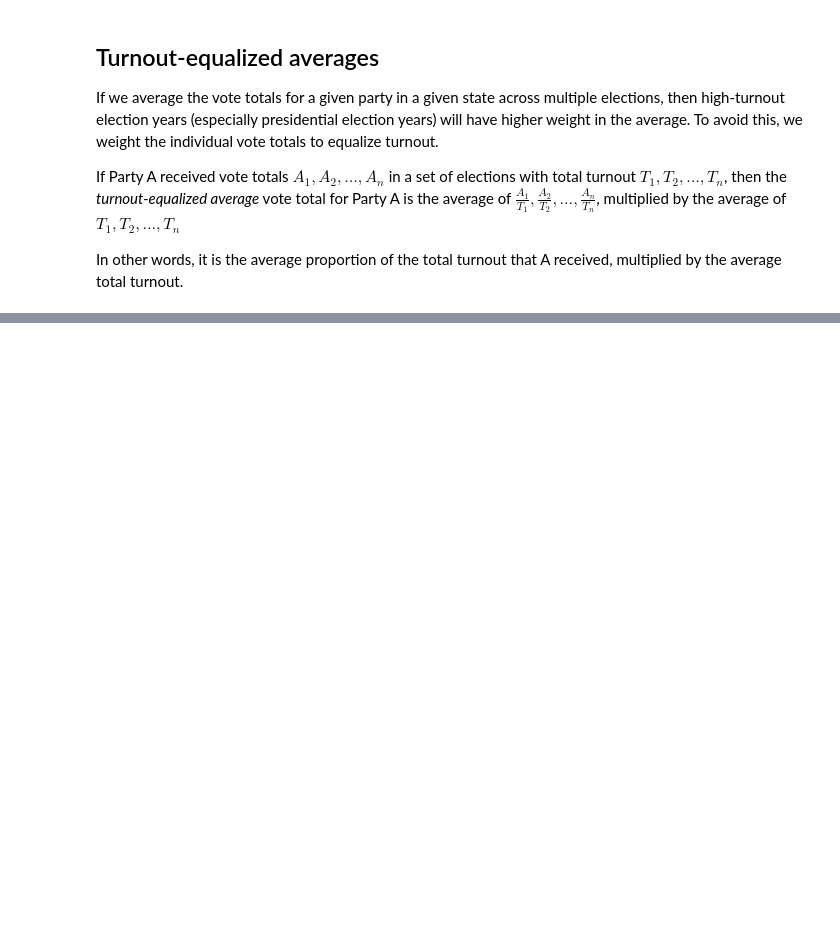
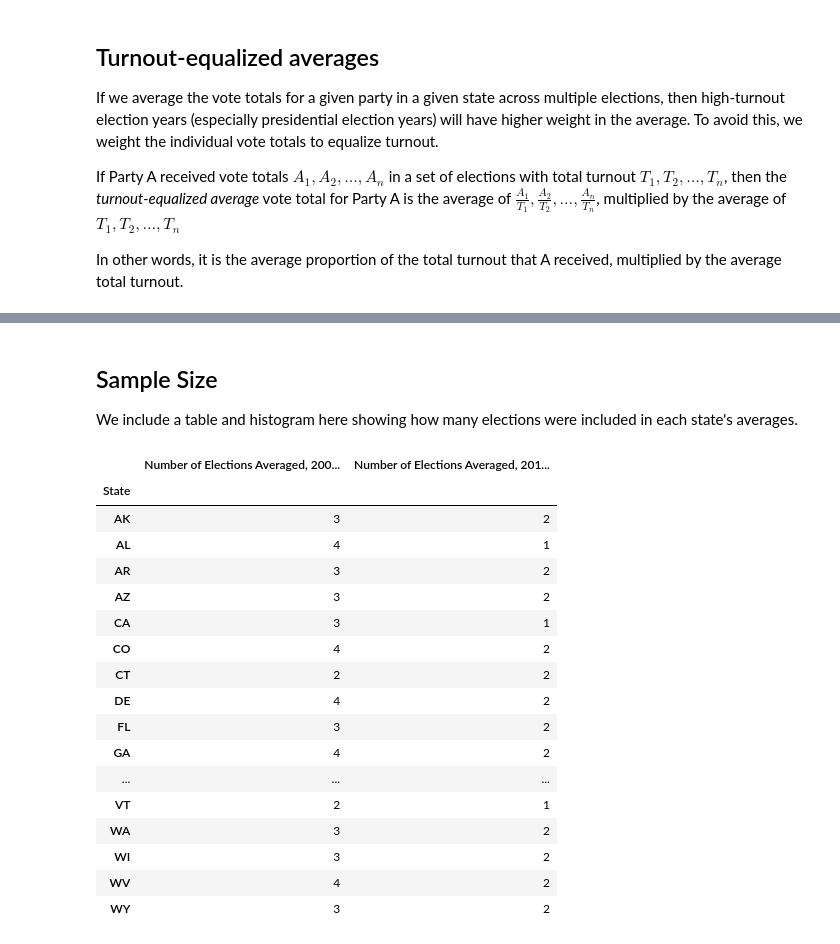
Before and after one commit to gerrymandr/party-tilt, a Jupyter notebook: AllFiftyStates.ipynb, the cells around one changed output, grey strips where cells are left out. Saved outputs shown, nothing was run; the diff lists cells and outputs as text; code cells hidden in the pictures; blank space fills up the shorter version.

```diff
--- a/AllFiftyStates.ipynb
+++ b/AllFiftyStates.ipynb
@@ -112,12 +224,11 @@ def equalize(df, columns=["Democratic", "Republican", "Other"]):
 # %%
 def percents(df):
     return df.apply(lambda x: x / numpy.sum(x), axis=1)
+# %%
+def equalize_and_attach_percents(dataframe, columns=["Democratic", "Republican"]):
+    df = equalize(dataframe, columns)
+    df = df.join(percents(df)[columns], rsuffix="_Percent")
+    return df
 # %%
-df2000 = df[df["Year"].apply(lambda x: x in {"2002", "2004", "2006", "2008", "2010"})]
-
-df2010 = df[df["Year"].apply(lambda x: x in {"2012", "2014", "2016"})]
+df2000 = df[df["Year"].isin({"2002", "2004", "2006", "2008", "2010"})]
+df2010 = df[df["Year"].isin({"2012", "2014", "2016"})]
-# %%
-def equalize_and_attach_percents(dataframe, columns):
-    df = equalize(dataframe, columns)
-    df = df.join(percents(df)[columns], rsuffix="_Percent")
-    return df
@@ -126,7 +235,7 @@ We compute separate equalized averages for the 2000-2010 and 2010-2020 census cy
 # %%
-df2000_eq = equalize_and_attach_percents(df2000, ["Democratic", "Republican"])
+df2000_eq = equalize_and_attach_percents(df2000)
 df2000_eq.to_csv("./turnout_equalized_2002-2010.csv")
 
-df2010_eq = equalize_and_attach_percents(df2010, ["Democratic", "Republican"])
+df2010_eq = equalize_and_attach_percents(df2010)
 df2010_eq.to_csv("./turnout_equalized_2012-2016.csv")
 # %% [markdown]
@@ -148,0 +274,30 @@ Text(0.5,1,'Turnout-Equalized Absolute Margins of Victory, 2010 Census Cycle')
+# %% [markdown]
+## Sample Size
+
+We include a table and histogram here showing how many elections were included in each state's averages.
+# %%
+sample_size = pandas.DataFrame({
+    "Number of Elections Averaged, 2000 Census Cycle": df2000_eq["Number_of_Elections_Averaged"],
+    "Number of Elections Averaged, 2010 Census Cycle": df2010_eq["Number_of_Elections_Averaged"]
+})
+
+sample_size
+# %% [output]
+|  | Number of Elections Averaged, 200... | Number of Elections Averaged, 201... |
+| State |  |  |
+| AK | 3 | 2 |
+| AL | 4 | 1 |
+| AR | 3 | 2 |
+| AZ | 3 | 2 |
+| CA | 3 | 1 |
+| CO | 4 | 2 |
+| CT | 2 | 2 |
+| DE | 4 | 2 |
+| FL | 3 | 2 |
+| GA | 4 | 2 |
+| ... | ... | ... |
+| VT | 2 | 1 |
+| WA | 3 | 2 |
+| WI | 3 | 2 |
+| WV | 4 | 2 |
+| WY | 3 | 2 |
```
Also changed, not shown: parts of 46 cells of this notebook, 3 other files.
